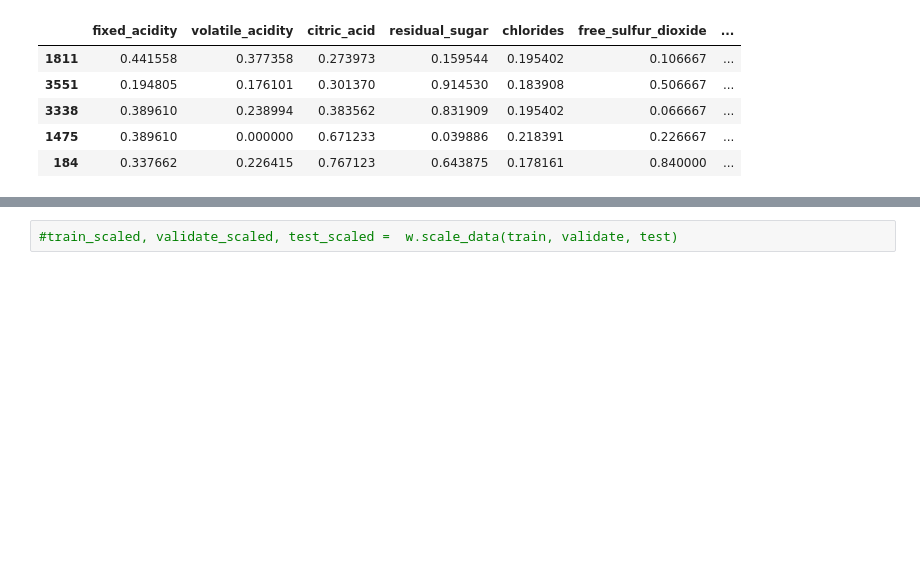
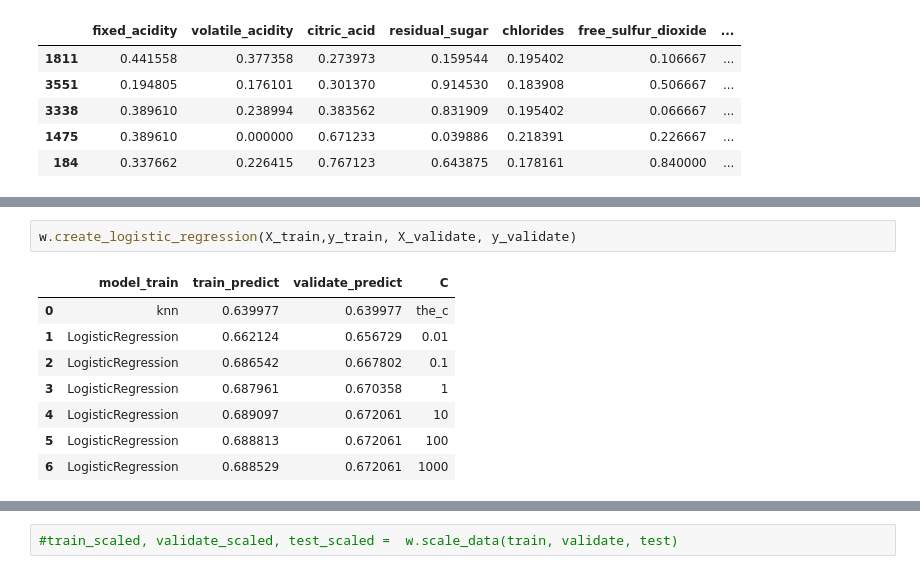
Before and after one commit to pagelwine/wine_project, a Jupyter notebook: final-project.ipynb, the cells around one changed output, grey strips where cells are left out. Cells and saved outputs as stored; diff of their text form; blank space fills up the shorter version.

```diff
--- a/final-project.ipynb
+++ b/final-project.ipynb
@@ -444,0 +436,11 @@ w.super_classification_model(X_train,y_train, X_validate, y_validate, max_depth
+# %%
+w.create_logistic_regression(X_train,y_train, X_validate, y_validate)
+# %% [output]
+|  | model_train | train_predict | validate_predict | C |
+| 0 | knn | 0.639977 | 0.639977 | the_c |
+| 1 | LogisticRegression | 0.662124 | 0.656729 | 0.01 |
+| 2 | LogisticRegression | 0.686542 | 0.667802 | 0.1 |
+| 3 | LogisticRegression | 0.687961 | 0.670358 | 1 |
+| 4 | LogisticRegression | 0.689097 | 0.672061 | 10 |
+| 5 | LogisticRegression | 0.688813 | 0.672061 | 100 |
+| 6 | LogisticRegression | 0.688529 | 0.672061 | 1000 |
```
Also changed, not shown: parts of 36 cells of this notebook, 1 other file.
